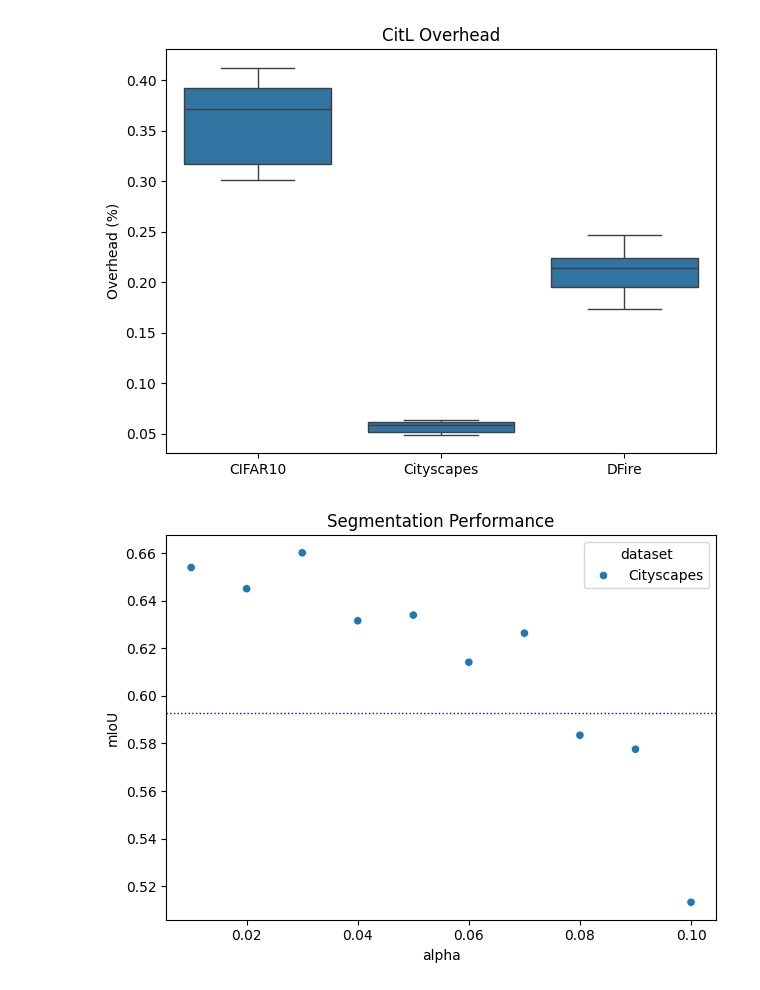
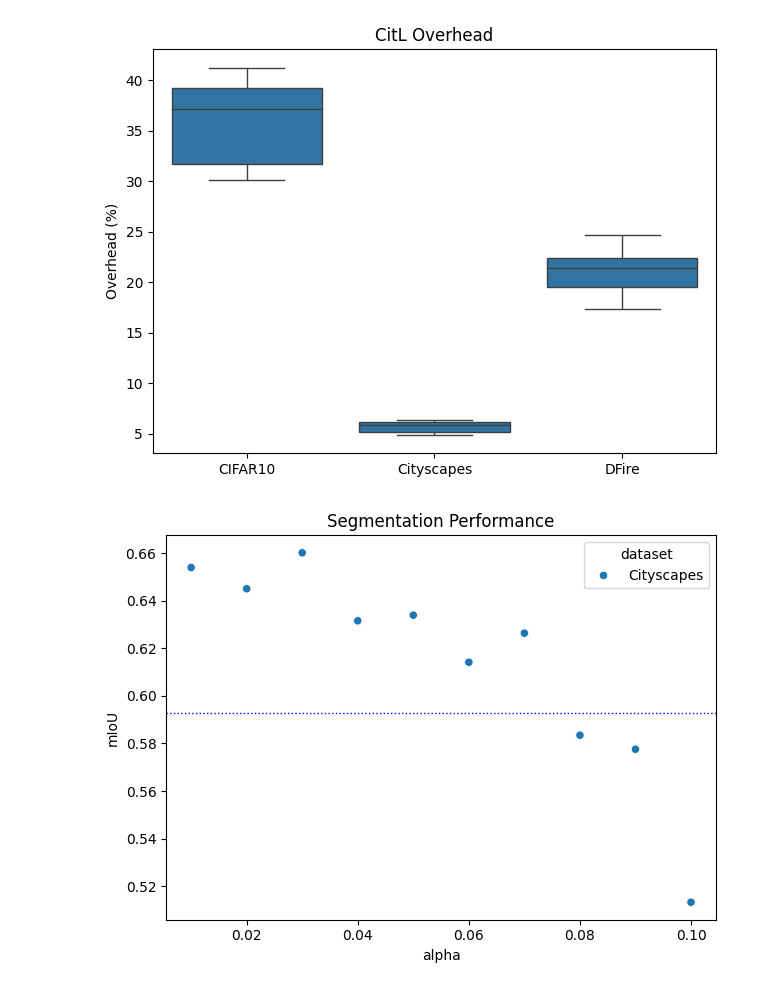
Before and after one commit to brandongk-ubco/thesis-analysis, a Jupyter notebook: citl.ipynb, the cells around one changed output. Saved outputs shown, nothing was run; the diff lists cells and outputs as text; code cells hidden in the pictures.

```diff
--- a/citl.ipynb
+++ b/citl.ipynb
@@ -59,27 +59,31 @@ full_df.head()
 # %%
 ### OVERHEAD
 standard_times = standard_trains.groupby(by=["dataset"]).agg({"timestamp": ['max', 'min'], "step": "max"})
 standard_times["duration"] = (standard_times["timestamp"]["max"] - standard_times["timestamp"]["min"]).dt.total_seconds()
 standard_times["steps_per_second"] = standard_times["step"]["max"] / standard_times["duration"]
 
 citl_times = citl_trains.groupby(by=["run_id", "dataset"]).agg({"timestamp": ['max', 'min'], "step": "max"})
 citl_times["duration"] = (citl_times["timestamp"]["max"] - citl_times["timestamp"]["min"]).dt.total_seconds()
 citl_times["steps_per_second"] = citl_times["step"]["max"] / citl_times["duration"]
 
+
 joined_times = pd.merge(standard_times, citl_times, on="dataset", suffixes=("_standard", "_citl"))
 joined_times["overhead"] = (joined_times["steps_per_second_standard"] / joined_times["steps_per_second_citl"]) - 1
 joined_times = joined_times.reset_index()
+
+joined_times["overhead"] = joined_times["overhead"] * 100
+
 box_plot = sns.boxplot(data=joined_times, x="dataset", y="overhead")
 ax = box_plot.axes
 plt.title("CitL Overhead")
 plt.ylabel("Overhead (%)")
 plt.xlabel(None)
 plt.tight_layout()
 plt.savefig(f'{image_output_directory}/overhead.png', dpi=300, bbox_inches='tight')
 
-joined_times.groupby(by=["dataset"])["overhead"].agg(["mean", "std", "min", "max"]).to_latex(f"{table_output_directory}/overhead.tex")
+joined_times.groupby(by=["dataset"])["overhead"].agg(["mean", "std", "min", "max"]).to_latex(f"{table_output_directory}/overhead.tex", float_format="%.2f")
 # %% [output]
-[figure, old version]
+[figure, new version]
 # %%
 test_metrics = citl_trains[citl_trains["metric"].str.startswith('test_')]
 val_metrics = citl_trains[citl_trains["metric"].str.startswith('val_')]
```
Also changed, not shown: parts of 4 cells of this notebook, 5 other files.
